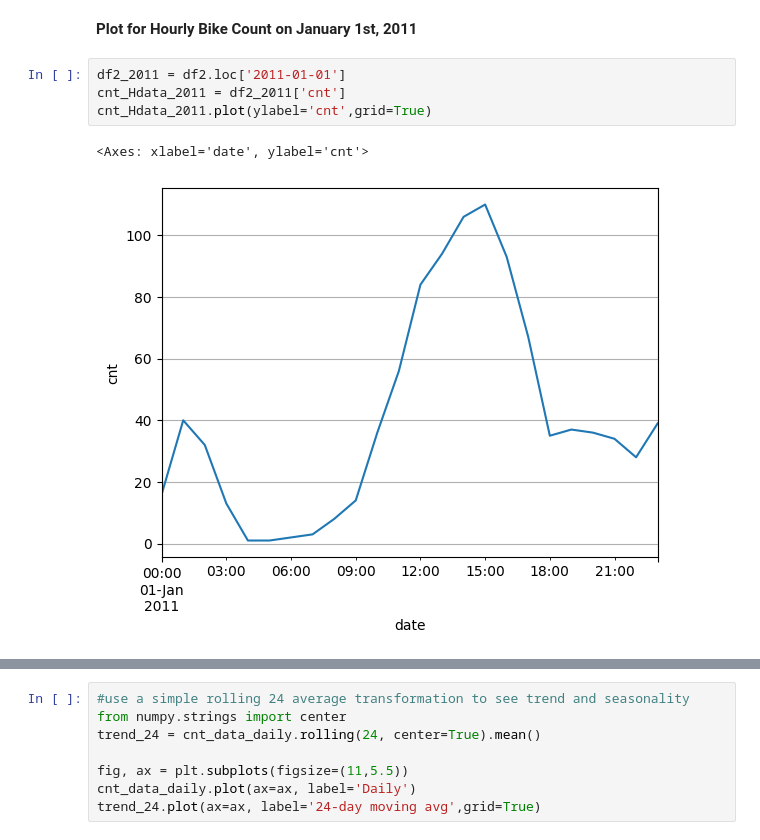
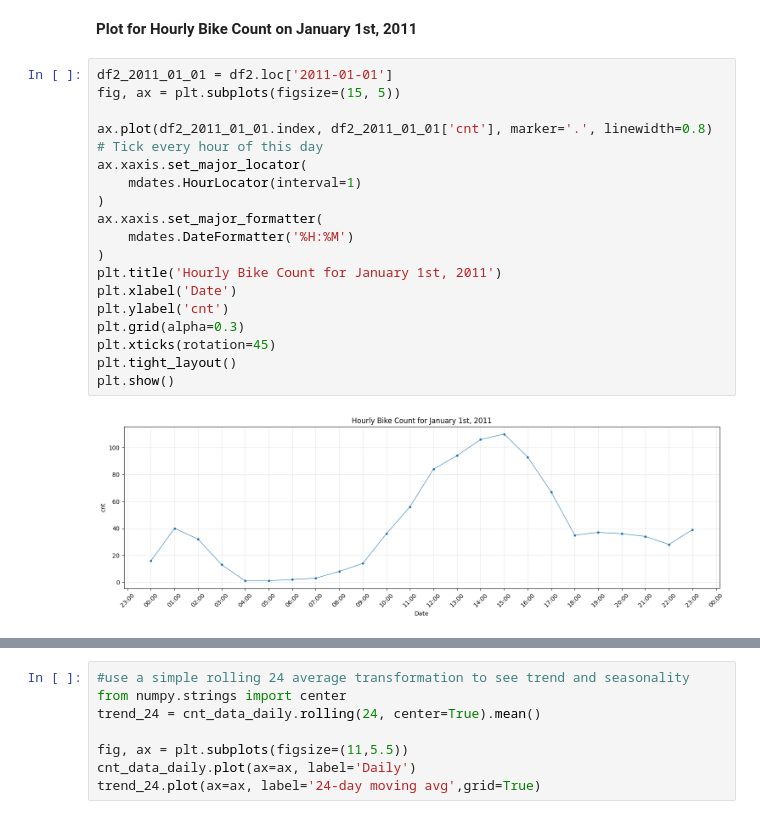
Before and after one commit to LamaAbdulal/AISE4010_Project, a Jupyter notebook: Project_Bike_Share_Capital.ipynb, the cells around one changed output, grey strips where cells are left out. Cells and saved outputs as stored; diff of their text form.

```diff
--- a/Project_Bike_Share_Capital.ipynb
+++ b/Project_Bike_Share_Capital.ipynb
@@ -231,9 +273,23 @@ cnt_Ddata_2011.plot(ylabel='cnt',grid=True)
 # %% [markdown]
 **Plot for Hourly Bike Count on January 1st, 2011**
-# %%
-df2_2011 = df2.loc['2011-01-01']
-cnt_Hdata_2011 = df2_2011['cnt']
-cnt_Hdata_2011.plot(ylabel='cnt',grid=True)
-# %% [output]
-<Axes: xlabel='date', ylabel='cnt'>
-[figure, removed]
+# %%
+df2_2011_01_01 = df2.loc['2011-01-01']
+fig, ax = plt.subplots(figsize=(15, 5))
+
+ax.plot(df2_2011_01_01.index, df2_2011_01_01['cnt'], marker='.', linewidth=0.8)
+# Tick every hour of this day
+ax.xaxis.set_major_locator(
+    mdates.HourLocator(interval=1)
+)
+ax.xaxis.set_major_formatter(
+    mdates.DateFormatter('%H:%M')
+)
+plt.title('Hourly Bike Count for January 1st, 2011')
+plt.xlabel('Date')
+plt.ylabel('cnt')
+plt.grid(alpha=0.3)
+plt.xticks(rotation=45)
+plt.tight_layout()
+plt.show()
+# %% [output]
+[figure, added]
```
Also changed, not shown: parts of 46 cells of this notebook.
